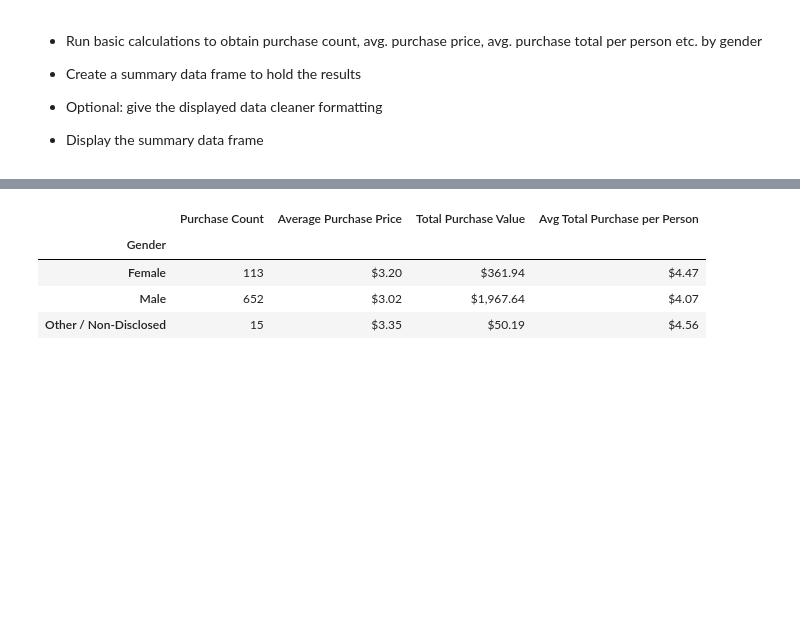
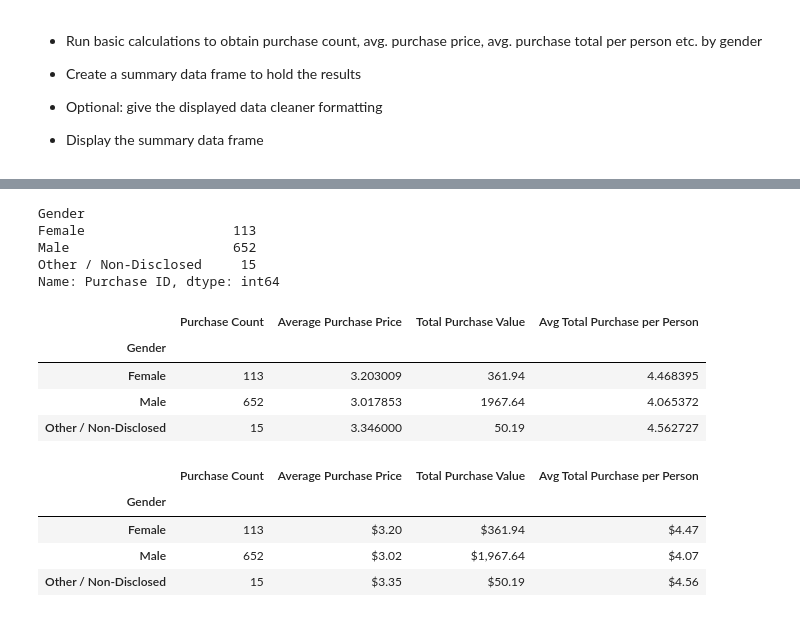
Before and after one commit to Wdepalma/oandas-challenge, a Jupyter notebook: HeroesOfPymoli/HeroesOfPymoli_starter.ipynb, the cells around one changed output, grey strips where cells are left out. Drawn from its saved outputs; the diff is of its cells as text; code cells hidden in the pictures; blank space fills up the shorter version.

```diff
--- a/HeroesOfPymoli/HeroesOfPymoli_starter.ipynb
+++ b/HeroesOfPymoli/HeroesOfPymoli_starter.ipynb
@@ -14,3 +30,6 @@ purchase_data = pd.read_csv(file_to_load)
 ## Player Count
 # %% [markdown]
 * Display the total number of players
+# %%
+player_count = len(purchase_data["SN"].value_counts())
+print(f"Total number of unique SNs = {player_count}")
@@ -41,3 +81,19 @@ purchase_data = pd.read_csv(file_to_load)
 
 
 * Percentage and Count of Other / Non-Disclosed
+# %%
+males = purchase_data.loc[purchase_data["Gender"]=="Male",:]
+females = purchase_data.loc[purchase_data["Gender"]=="Female",:]
+others = purchase_data.loc[(purchase_data["Gender"]!="Male")&(purchase_data["Gender"]!="Female"),:]
+male_count = len(males["SN"].unique())
+female_count = len(females["SN"].unique())
+others_count = len(others["SN"].unique())
+
+Total_Count = [male_count,female_count,others_count]
+Genders = ["Male","Female","Other / Non-Disclosed"]
+GenderStat_df = pd.DataFrame({"Gender":Genders,"Total Count":Total_Count})
+GenderStat_df = GenderStat_df.set_index(["Gender"])
+
+
+GenderStat_df["Percentage of Players"] = GenderStat_df["Total Count"]/player_count
+GenderStat_df
@@ -66,3 +137,38 @@ purchase_data = pd.read_csv(file_to_load)
+# %%
+avg_gender_pr = group_gender["Price"].mean()
+gender_purchase_count = group_gender["Purchase ID"].count()
+total_gender_value = group_gender["Price"].sum()
+
+gender_purchase_count
+# %% [output]
+Gender
+Female                   113
+Male                     652
+Other / Non-Disclosed     15
+Name: Purchase ID, dtype: int64
+# %%
+Gender_Analysis_df = pd.DataFrame({"Purchase Count":gender_purchase_count,
+                                   "Average Purchase Price":avg_gender_pr,"Total Purchase Value":total_gender_value})
+
+merge_Gender_Analysis_df = pd.merge(Gender_Analysis_df,GenderStat_df,on="Gender")
+
+merge_Gender_Analysis_df["Avg Total Purchase per Person"] = merge_Gender_Analysis_df["Total Purchase Value"]/ merge_Gender_Analysis_df["Total Count"]
+tbl_Gender_Analysis_df = merge_Gender_Analysis_df[["Purchase Count","Average Purchase Price",
+                                               "Total Purchase Value","Avg Total Purchase per Person"]]
+
+# Format Table Values:
+#tbl_Gender_Analysis_df["Average Purchase Price"] = tbl_Gender_Analysis_df["Average Purchase Price"].map("${:.2f}".format)
+#tbl_Gender_Analysis_df["Total Purchase Value"] = tbl_Gender_Analysis_df["Total Purchase Value"].map("${:,}".format)
+#tbl_Gender_Analysis_df["Avg Total Purchase per Person"] = tbl_Gender_Analysis_df["Avg Total Purchase per Person"].map("$(:.2f)".format)
+
+tbl_Gender_Analysis_df
+#merge_Gender_Analysis_df
+# %% [output]
+|  | Purchase Count | Average Purchase Price | Total Purchase Value | Avg Total Purchase per Person |
+| Gender |  |  |  |  |
+| Female | 113 | 3.203009 | 361.94 | 4.468395 |
+| Male | 652 | 3.017853 | 1967.64 | 4.065372 |
+| Other / Non-Disclosed | 15 | 3.346000 | 50.19 | 4.562727 |
 # %%
 # %% [output]
 |  | Purchase Count | Average Purchase Price | Total Purchase Value | Avg Total Purchase per Person |
```
Also changed, not shown: parts of 8 cells of this notebook.
